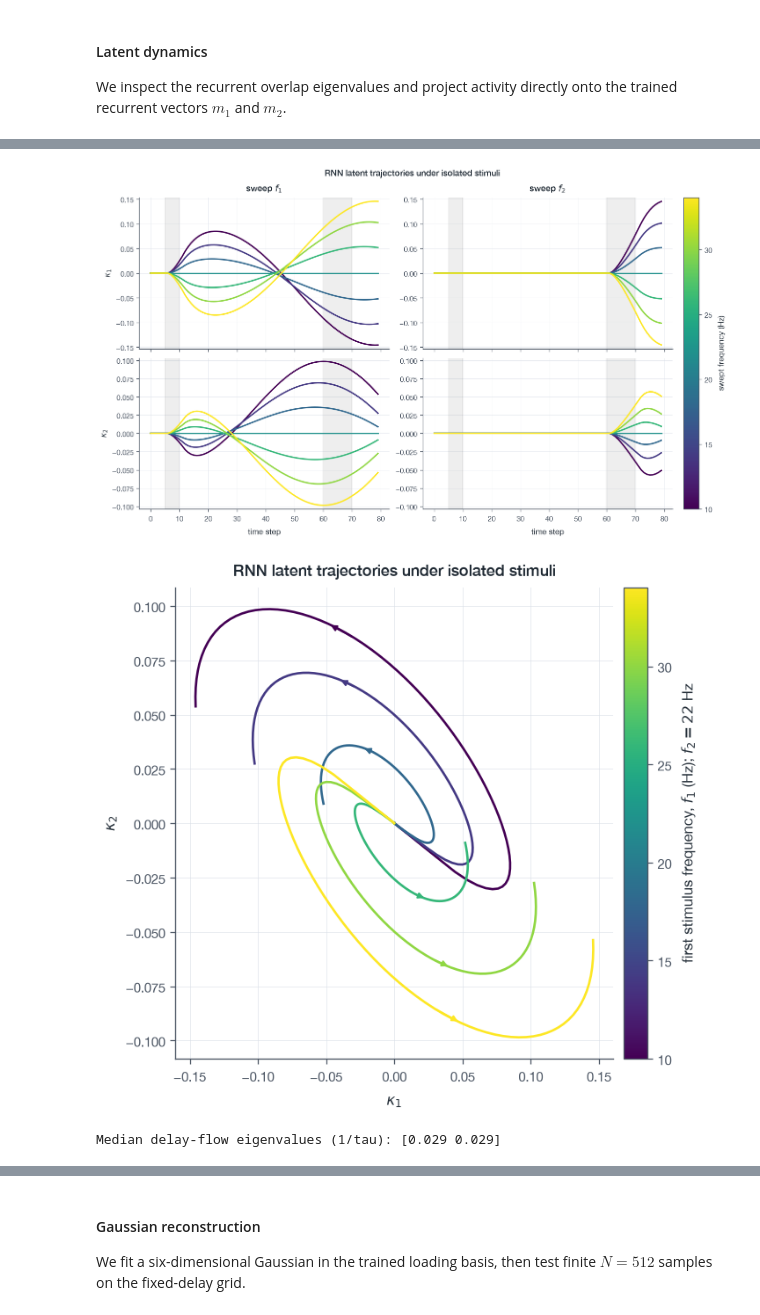
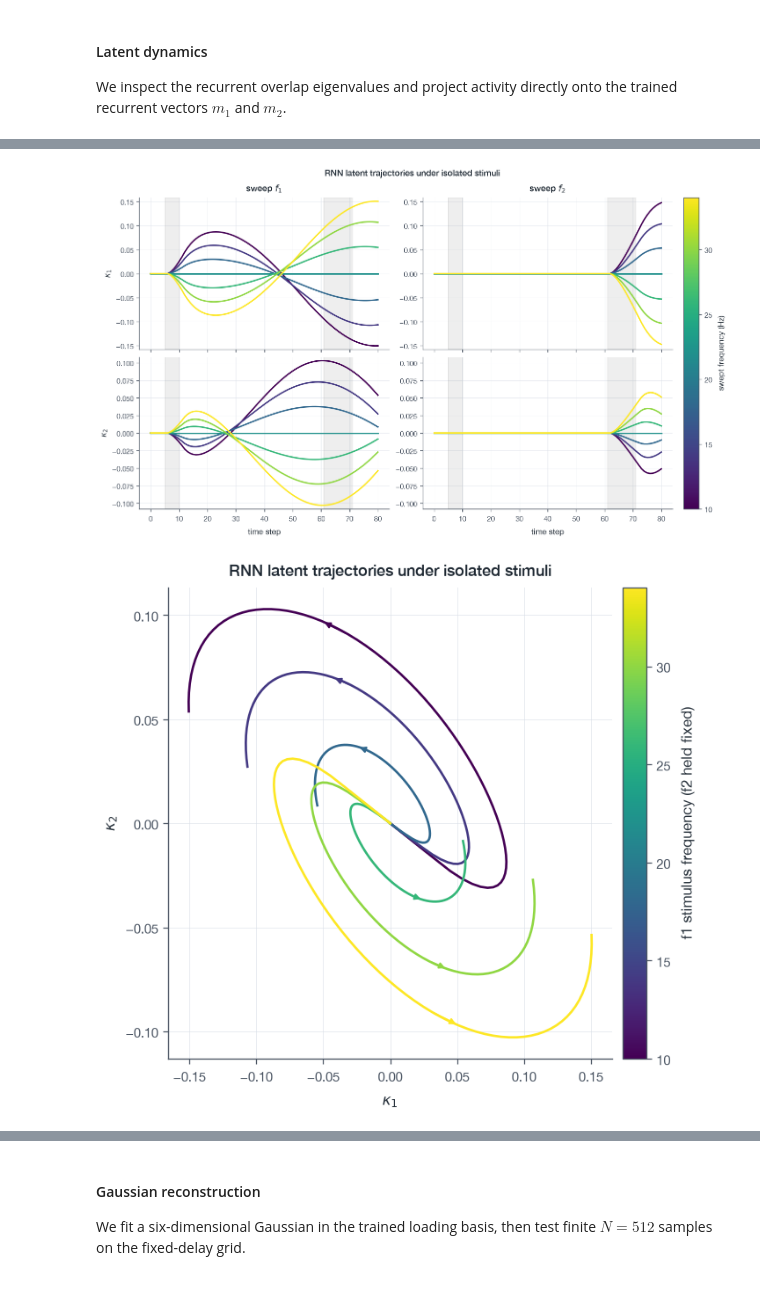
Before and after one commit to arjunpur/low-rank-rnn, a Jupyter notebook: final.ipynb, the cells around one changed output, grey strips where cells are left out. Saved outputs shown, nothing was run; the diff lists cells and outputs as text; code cells hidden in the pictures.

```diff
--- a/final.ipynb
+++ b/final.ipynb
@@ -654,15 +667,17 @@ Recurrent overlap eigenvalues: [1.041+0.282j 1.041-0.282j]
 # %%
 first_sweep_pairs, second_sweep_pairs = memory_task.frequency_sweeps()
 first_sweep_inputs, _ = memory_task.make_fixed_delay_trials(
-    first_sweep_pairs
+    first_sweep_pairs,
+    second_start=MEMORY_SECOND_WINDOW[0],
 )
 second_sweep_inputs, _ = memory_task.make_fixed_delay_trials(
-    second_sweep_pairs
+    second_sweep_pairs,
+    second_start=MEMORY_SECOND_WINDOW[0],
 )
 oscillatory_basis = np.column_stack(
     (oscillatory_m, oscillatory_model.I.detach().numpy())
 )
-_, first_sweep_states, first_sweep_coordinates = (
+_, _, first_sweep_coordinates = (
     analysis.simulate_and_project(
         oscillatory_model,
         first_sweep_inputs,
@@ -681,14 +696,8 @@ plotting.plot_latent_sweeps(
     memory_task.FREQUENCIES,
     time_values=np.arange(MEMORY_TRIAL_LENGTH),
     window_spans=(
-        (
-            memory_task.FIXED_FIRST_WINDOW[0],
-            memory_task.FIXED_FIRST_WINDOW[1] - 1,
-        ),
-        (
-            memory_task.FIXED_SECOND_WINDOW[0],
-            memory_task.FIXED_SECOND_WINDOW[1] - 1,
-        ),
+        (MEMORY_FIRST_WINDOW[0], MEMORY_FIRST_WINDOW[1] - 1),
+        (MEMORY_SECOND_WINDOW[0], MEMORY_SECOND_WINDOW[1] - 1),
     ),
     column_titles=(r"sweep $f_1$", r"sweep $f_2$"),
     row_labels=(r"$\kappa_1$", r"$\kappa_2$"),
@@ -696,32 +705,13 @@ plotting.plot_latent_sweeps(
 )
 plt.show()
 # %% [output]
-[figure, old version]
+[figure, new version]
 # %%
 plotting.plot_latent_plane(
     first_sweep_coordinates[..., :2],
     memory_task.FREQUENCIES,
-    colorbar_label=(
-        r"first stimulus frequency, $f_1$ (Hz); $f_2=22$ Hz"
-    ),
+    colorbar_label="f1 stimulus frequency (f2 held fixed)",
 )
 plt.show()
-
-delay_probe_states = first_sweep_states[
-    :, memory_task.FIXED_SECOND_WINDOW[0] - 1
-]
-delay_eigenvalues = analysis.latent_jacobian_eigenvalues(
-    oscillatory_model,
-    delay_probe_states,
-)
-median_delay_decay = np.median(
-    np.sort(delay_eigenvalues.real, axis=1),
-    axis=0,
-)[::-1]
-print(
-    "Median delay-flow eigenvalues (1/tau):",
-    np.round(median_delay_decay, 3),
-)
 # %% [output]
-[figure, old version]
+[figure, new version]
-Median delay-flow eigenvalues (1/tau): [0.029 0.029]
```
Also changed, not shown: parts of 34 cells of this notebook, 28 other files.
